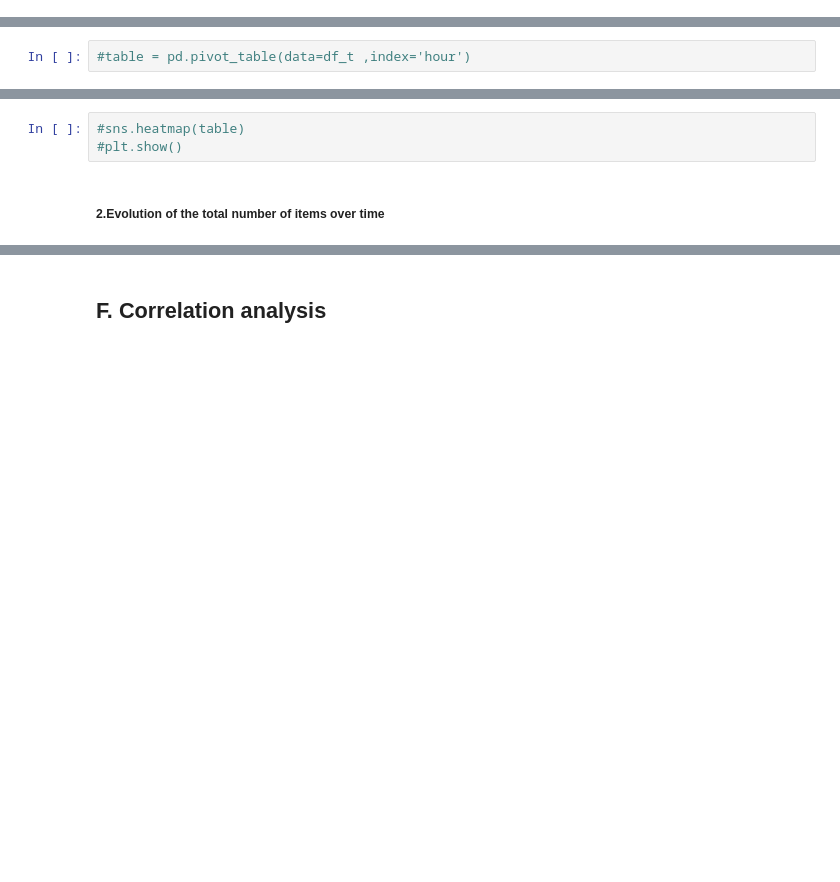
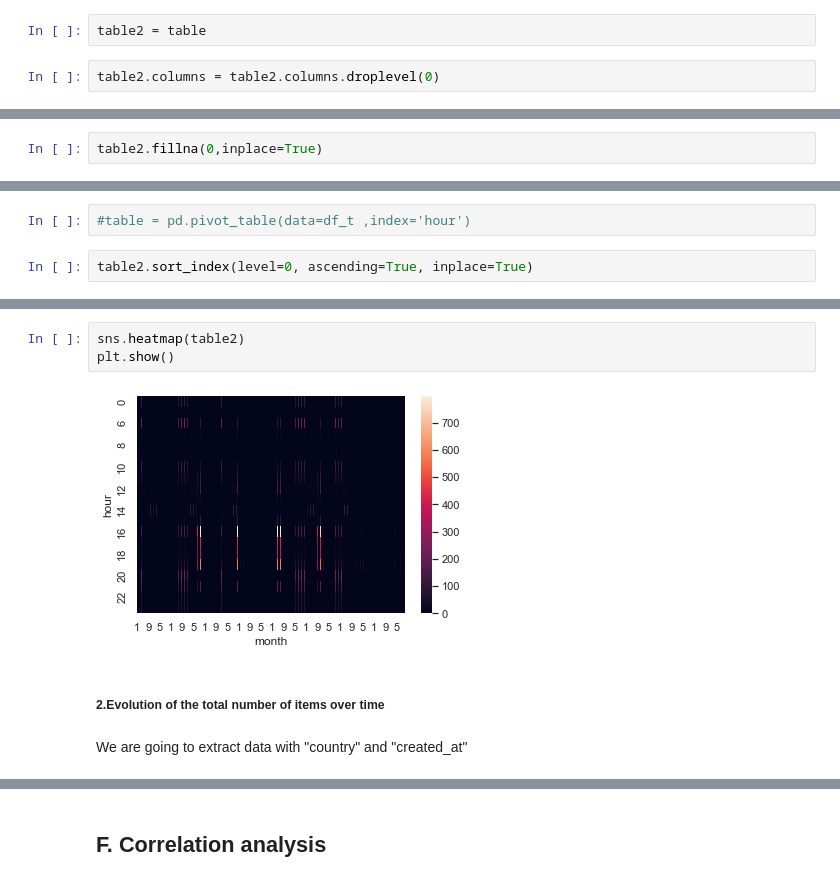
Before and after one commit to margaretakoren/Open-Food-database, a Jupyter notebook: OpenFoodDB.ipynb, the cells around one changed output, grey strips where cells are left out. Saved outputs shown, nothing was run; the diff lists cells and outputs as text; blank space fills up the shorter version.

```diff
--- a/OpenFoodDB.ipynb
+++ b/OpenFoodDB.ipynb
@@ -1226,0 +1234,4 @@ df_t
+# %%
+table2 = table
+# %%
+table2.columns = table2.columns.droplevel(0)
@@ -1226,0 +1267,2 @@ df_t
+# %%
+table2.fillna(0,inplace=True)
@@ -1227,2 +1291,4 @@ df_t
 # %%
 #table = pd.pivot_table(data=df_t ,index='hour')
+# %%
+table2.sort_index(level=0, ascending=True, inplace=True)
@@ -1229,5 +1317,9 @@ df_t
 # %%
-#sns.heatmap(table)
-#plt.show()
+sns.heatmap(table2)
+plt.show()
+# %% [output]
+[figure, added]
 # %% [markdown]
 ##### __2.Evolution of the total number of items over time__
+# %% [markdown]
+We are going to extract data with "country" and "created_at"
```
Also changed, not shown: parts of 54 cells of this notebook.
